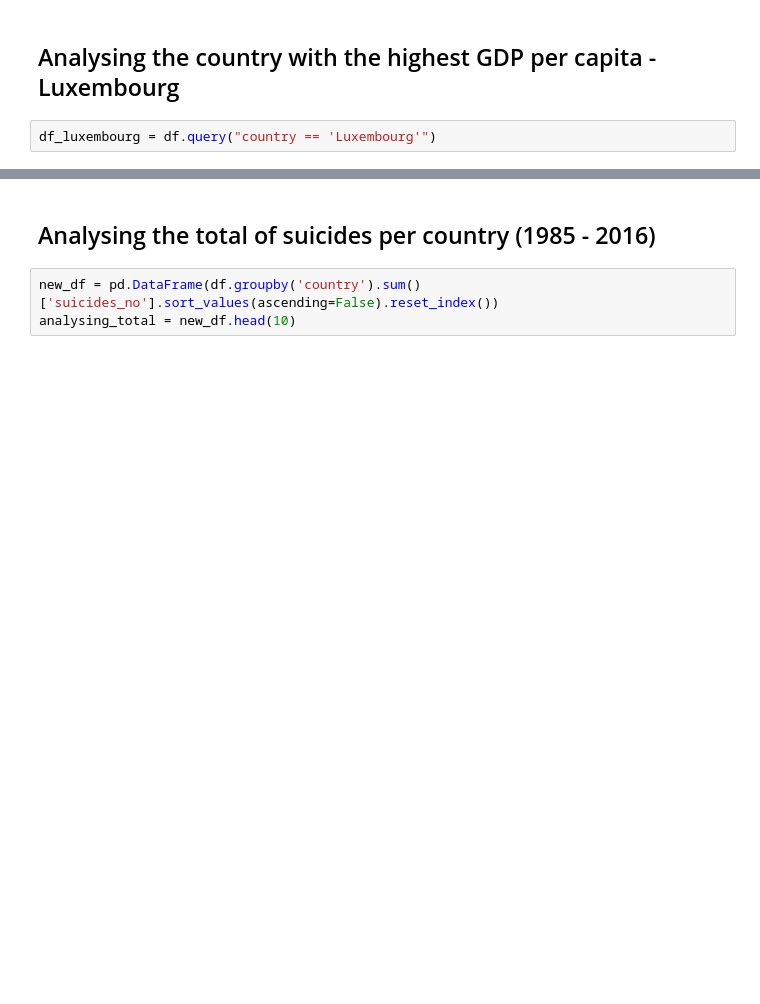
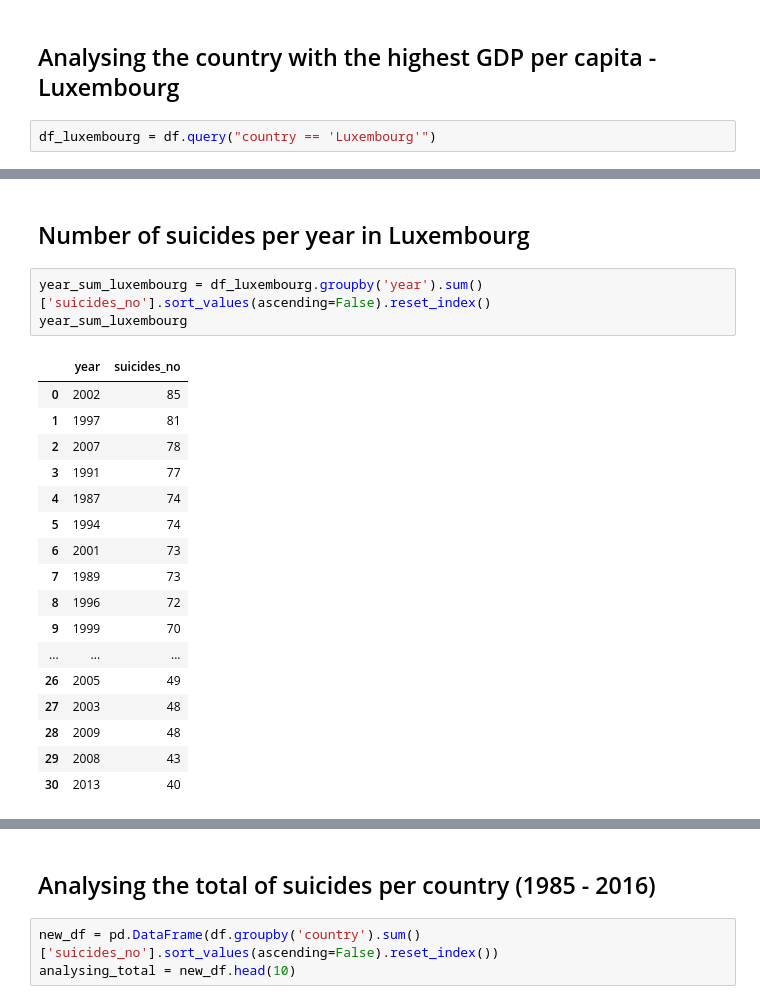
Before and after one commit to Igorth/practicing_kaggle, a Jupyter notebook: Suicide Rates Overview 1985 to 2016/Suicide Rates Overview 1985 to 2016.ipynb, the cells around one changed output, grey strips where cells are left out. Saved outputs shown, nothing was run; the diff lists cells and outputs as text; blank space fills up the shorter version.

```diff
--- a/Suicide Rates Overview 1985 to 2016/Suicide Rates Overview 1985 to 2016.ipynb
+++ b/Suicide Rates Overview 1985 to 2016/Suicide Rates Overview 1985 to 2016.ipynb
@@ -98,3 +98,26 @@ df_luxembourg.head(10)
 | 15313 | Luxembourg | 1985 | male | 5-14 years | 2 | 21700 | 9.22 | Luxembourg1985 | ... |
 | 15314 | Luxembourg | 1985 | male | 15-24 years | 2 | 28100 | 7.12 | Luxembourg1985 | ... |
 | 15315 | Luxembourg | 1985 | female | 15-24 years | 1 | 27800 | 3.60 | Luxembourg1985 | ... |
+# %% [markdown]
+## Number of suicides per year in Luxembourg
+# %%
+year_sum_luxembourg = df_luxembourg.groupby('year').sum()['suicides_no'].sort_values(ascending=False).reset_index()
+year_sum_luxembourg
+# %% [output]
+|  | year | suicides_no |
+| 0 | 2002 | 85 |
+| 1 | 1997 | 81 |
+| 2 | 2007 | 78 |
+| 3 | 1991 | 77 |
+| 4 | 1987 | 74 |
+| 5 | 1994 | 74 |
+| 6 | 2001 | 73 |
+| 7 | 1989 | 73 |
+| 8 | 1996 | 72 |
+| 9 | 1999 | 70 |
+| ... | ... | ... |
+| 26 | 2005 | 49 |
+| 27 | 2003 | 48 |
+| 28 | 2009 | 48 |
+| 29 | 2008 | 43 |
+| 30 | 2013 | 40 |
```
Also changed, not shown: parts of 1 cell of this notebook.
